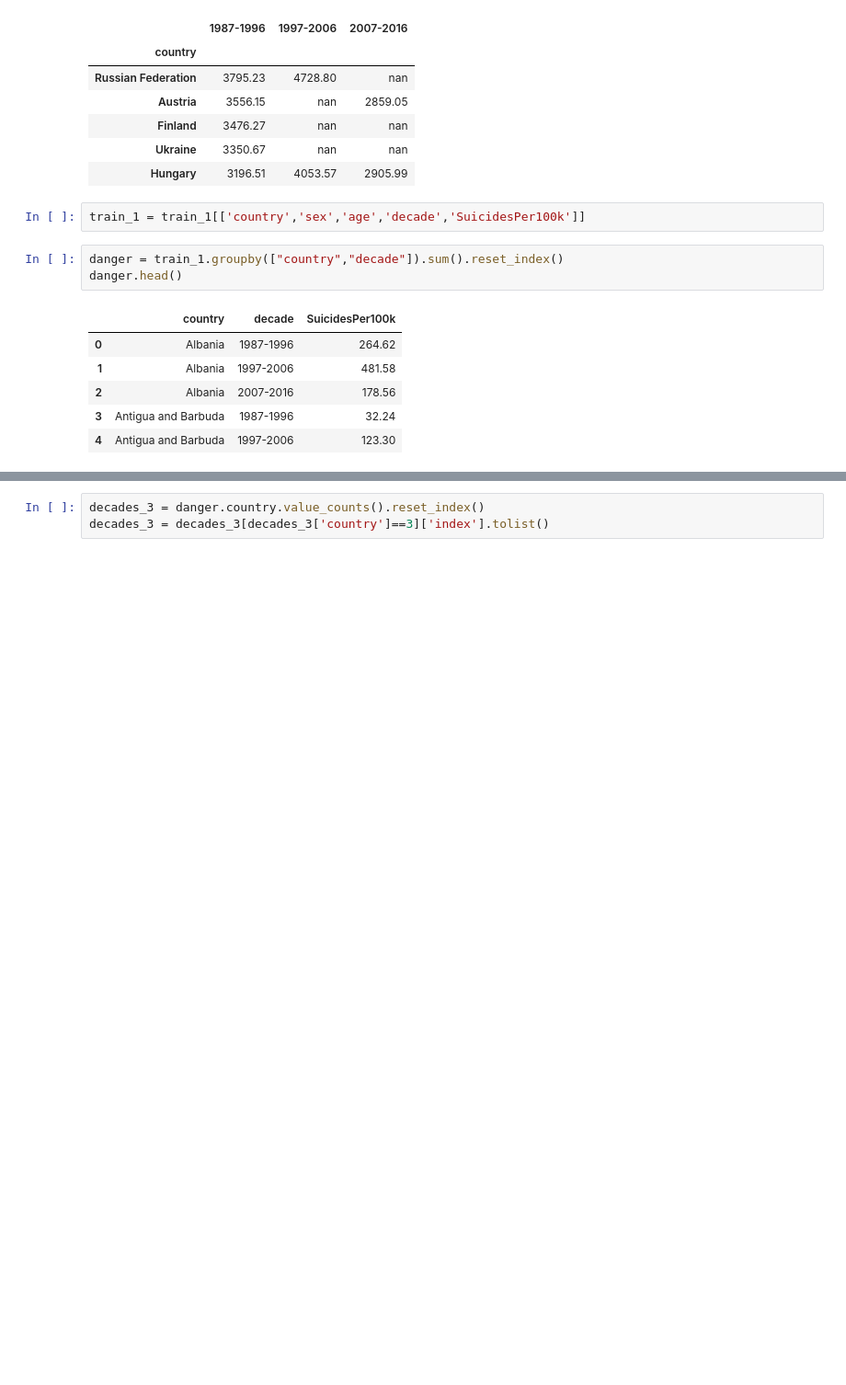
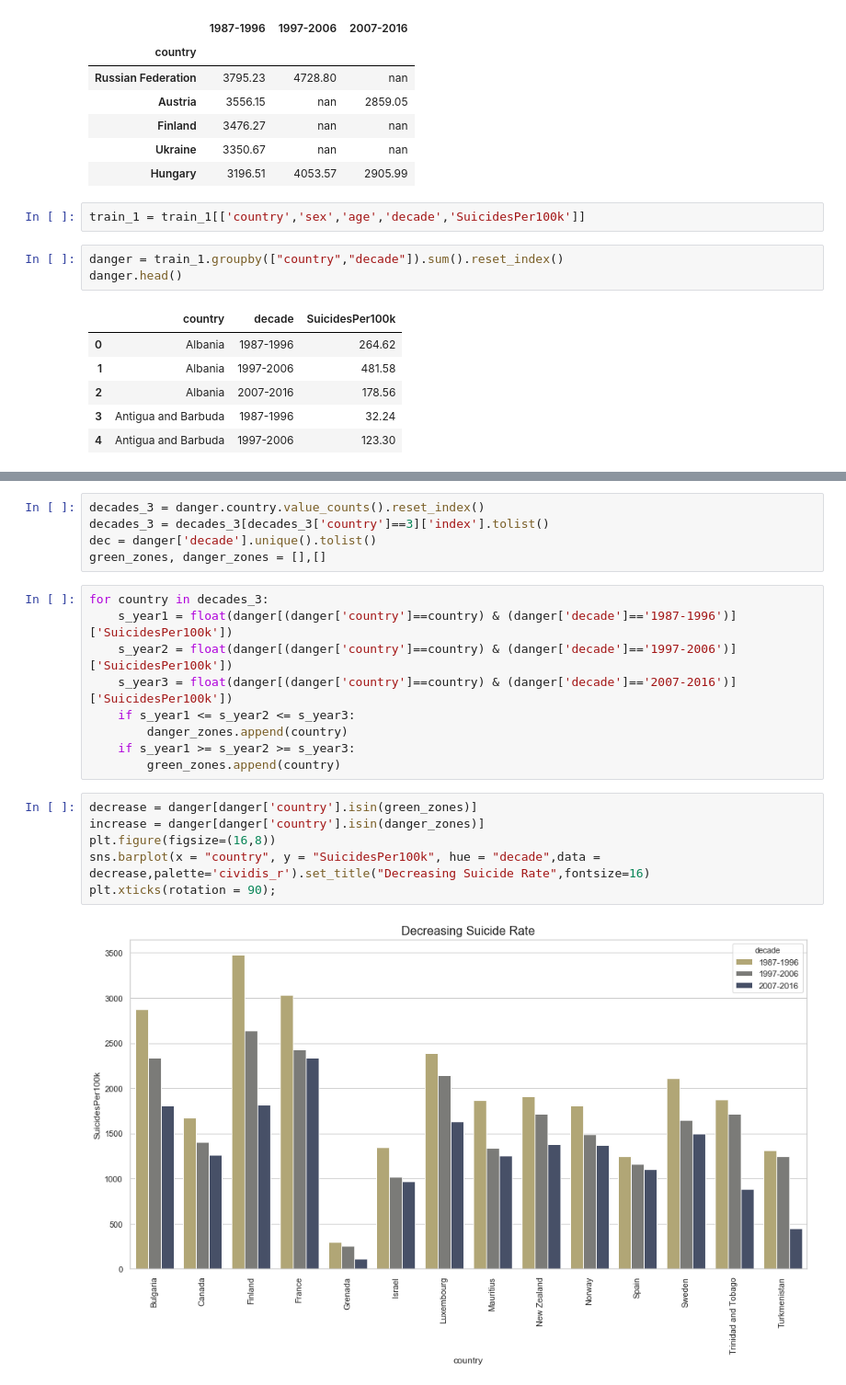
Before and after one commit to JakubPluta/EDA-ML, a Jupyter notebook: 1. Suicide Rates - Analysis.ipynb, the cells around one changed output, grey strips where cells are left out. Shown: that part at 92% size. Drawn from its saved outputs; the diff is of its cells as text; blank space fills up the shorter version.

```diff
--- a/1. Suicide Rates - Analysis.ipynb
+++ b/1. Suicide Rates - Analysis.ipynb
@@ -359,3 +359,22 @@ len(three_gen_countries)
 # %%
 decades_3 = danger.country.value_counts().reset_index()
 decades_3 = decades_3[decades_3['country']==3]['index'].tolist()
+dec = danger['decade'].unique().tolist()
+green_zones, danger_zones = [],[]
+# %%
+for country in decades_3:
+    s_year1 = float(danger[(danger['country']==country) & (danger['decade']=='1987-1996')]['SuicidesPer100k'])
+    s_year2 = float(danger[(danger['country']==country) & (danger['decade']=='1997-2006')]['SuicidesPer100k'])
+    s_year3 = float(danger[(danger['country']==country) & (danger['decade']=='2007-2016')]['SuicidesPer100k'])
+    if s_year1 <= s_year2 <= s_year3:
+        danger_zones.append(country)
+    if s_year1 >= s_year2 >= s_year3:
+        green_zones.append(country)
+# %%
+decrease = danger[danger['country'].isin(green_zones)]
+increase = danger[danger['country'].isin(danger_zones)]
+plt.figure(figsize=(16,8))
+sns.barplot(x = "country", y = "SuicidesPer100k", hue = "decade",data = decrease,palette='cividis_r').set_title("Decreasing Suicide Rate",fontsize=16)
+plt.xticks(rotation = 90);
+# %% [output]
+[figure, added]
```
Also changed, not shown: parts of 8 cells of this notebook.
